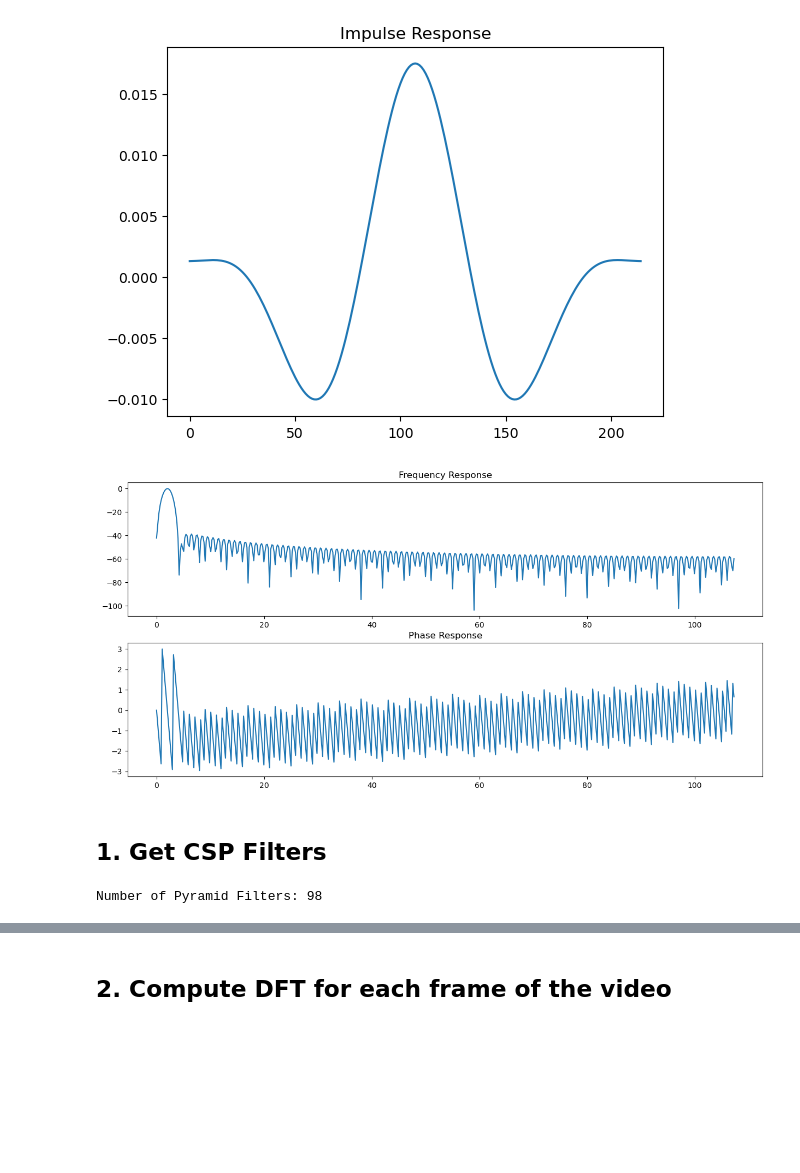
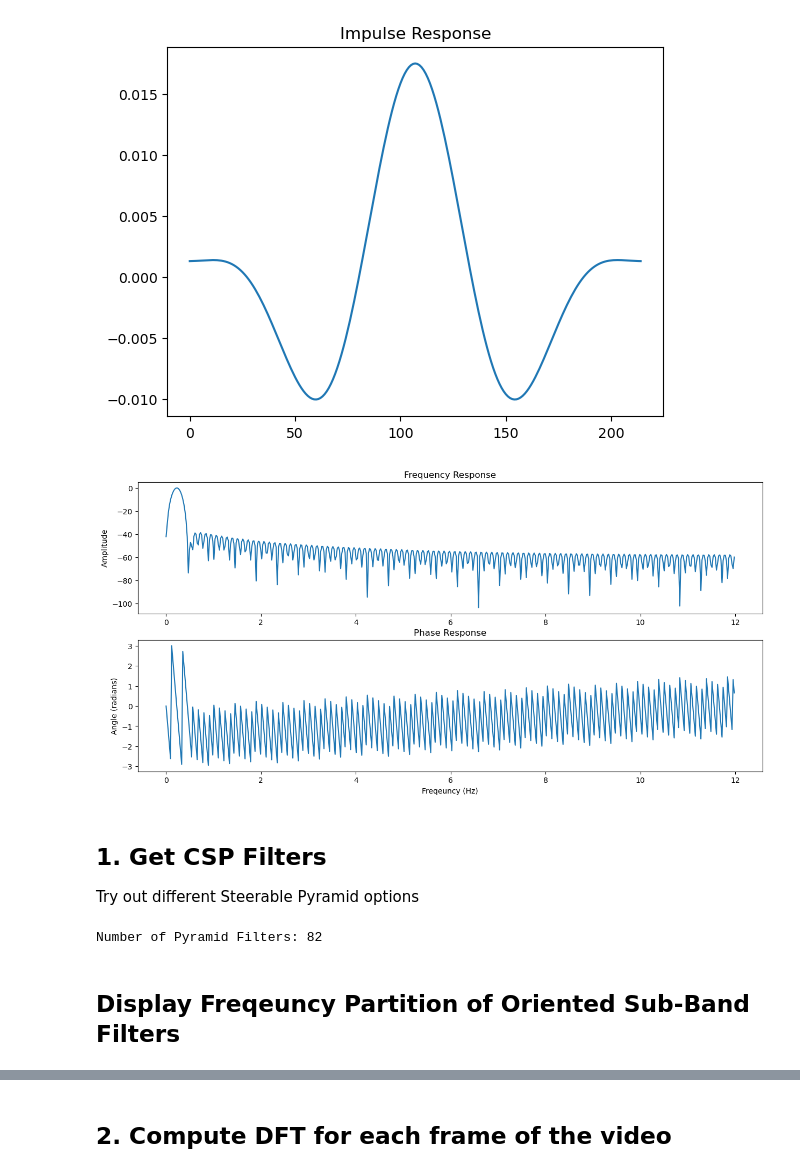
Before and after one commit to itberrios/phase_based, a Jupyter notebook: motion_magnification_pytorch.ipynb, the cells around one changed output, grey strips where cells are left out. Drawn from its saved outputs; the diff is of its cells as text; code cells hidden in the pictures; blank space fills up the shorter version.

```diff
--- a/motion_magnification_pytorch.ipynb
+++ b/motion_magnification_pytorch.ipynb
@@ -41,12 +41,12 @@ from pyramid_utils import build_level, build_level_batch, recon_level_batch
 # %% [markdown]
 ### Obtain Video
 # %%
-# video_path = "videos/crane_crop.avi"
-video_path = "videos/crane.avi"
+video_path = "videos/crane_crop.avi"
+# video_path = "videos/crane.avi"
 # %% [markdown]
 #### Resize Frames to preserve memory
 # %%
-scale_factor = 0.5
+scale_factor = 0.75
 # %%
 bgr_frames = []
 frames = [] # frames for processing
@@ -122,3 +112,16 @@ eps = 1e-6
 # CUDA Parallelization
 batch_size = 2
 device = 'cuda' if torch.cuda.is_available() else 'cpu'
+# %%
+# Bandpass Filter Frequencies
+f_lo = 0.2
+f_hi = 0.25
+
+# weighted amplitude blur parameters
+sigma = 5.0
+
+# attenuate other frequencies
+attenuate = True
+
+# phase magnification factor
+phase_mag = 25.0
@@ -164,12 +158,27 @@ plt.title("Gaussian Kernel");
 # %%
 from scipy import signal
 
+# normalize freqeuncies to the Nyquist rate
+norm_f_lo = f_lo / fs * 2
+norm_f_hi = f_hi / fs * 2
+
+# Get Bandpass Impulse Response
 bandpass = signal.firwin(numtaps=len(frames),
-                         cutoff=[f_lo, f_hi],
+                         cutoff=[norm_f_lo, norm_f_hi],
                          pass_zero=False)
 
-transfer_function = torch.fft.fft(torch.fft.ifftshift(torch.tensor(bandpass))).to(device).type(torch.complex64)
-transfer_function = torch.tile(transfer_function, [1, 1, 1, 1]).permute(0, 3, 1, 2)
+# we also pass unnormalized freqeuncies as long as we include the sample rate fs
+# bandpass = signal.firwin(numtaps=len(frames),
+#                          cutoff=[f_lo, f_hi],
+#                          pass_zero=False,
+#                          fs=fs)
+
+# Get Frequency Domain Transfer Function
+transfer_function = torch.fft.fft(
+    torch.fft.ifftshift(torch.tensor(bandpass))).to(device) \
+                                                .type(torch.complex64)
+transfer_function = torch.tile(transfer_function,
+                               [1, 1, 1, 1]).permute(0, 3, 1, 2)
 # %%
 plt.plot(bandpass)
 plt.title("Impulse Response");
@@ -177,18 +186,23 @@ plt.title("Impulse Response");
 [figure]
 # %%
 norm_freqs, response = signal.freqz(bandpass)
-freqs = norm_freqs / np.pi * len(frames) /2
+freqs = norm_freqs / np.pi * fs/ 2
 
 _, ax = plt.subplots(2, 1, figsize=(15, 7))
 ax[0].plot(freqs, 20*np.log10(np.abs(response)));
 ax[0].set_title("Frequency Response");
+ax[0].set_ylabel("Amplitude");
 
 ax[1].plot(freqs, np.angle(response));
 ax[1].set_title("Phase Response");
+ax[1].set_xlabel("Freqeuncy (Hz)");
+ax[1].set_ylabel("Angle (radians)");
 # %% [output]
-[figure, old version]
+[figure, new version]
 # %% [markdown]
 ## **1. Get CSP Filters**
+
+Try out different Steerable Pyramid options
 # %%
 max_depth = int(np.floor(np.log2(np.min(np.array(ref_frame.shape)))) - 2)
 
@@ -198,12 +212,13 @@ csp = SteerablePyramid(depth=max_depth, orientations=8, filters_per_octave=2, tw
 # csp = SteerablePyramid(depth=max_depth, orientations=8, filters_per_octave=2, twidth=0.25, complex_pyr=True)
 
 # SubOctave Pyramids
-# csp = SuboctaveSP(depth=max_depth-1, orientations=8, filters_per_octave=2, cos_order=6, complex_pyr=True) # crane
-# csp = SuboctaveSP(depth=max_depth, orientations=8, filters_per_octave=4, cos_order=6, complex_pyr=True) # crane
-# csp = SuboctaveSP(depth=4, orientations=8, filters_per_octave=2, cos_order=6, complex_pyr=True) # eye
+# csp = SuboctaveSP(depth=max_depth-1, orientations=8, filters_per_octave=2, cos_order=6, complex_pyr=True)
+# csp = SuboctaveSP(depth=max_depth, orientations=8, filters_per_octave=4, cos_order=6, complex_pyr=True)
 
 filters, crops = csp.get_filters(h, w, cropped=False)
 
 print(f"Number of Pyramid Filters: {len(filters)}")
 # %% [output]
-Number of Pyramid Filters: 98
+Number of Pyramid Filters: 82
+# %% [markdown]
+## Display Freqeuncy Partition of Oriented Sub-Band Filters
```
Also changed, not shown: parts of 26 cells of this notebook, 2 other files.
